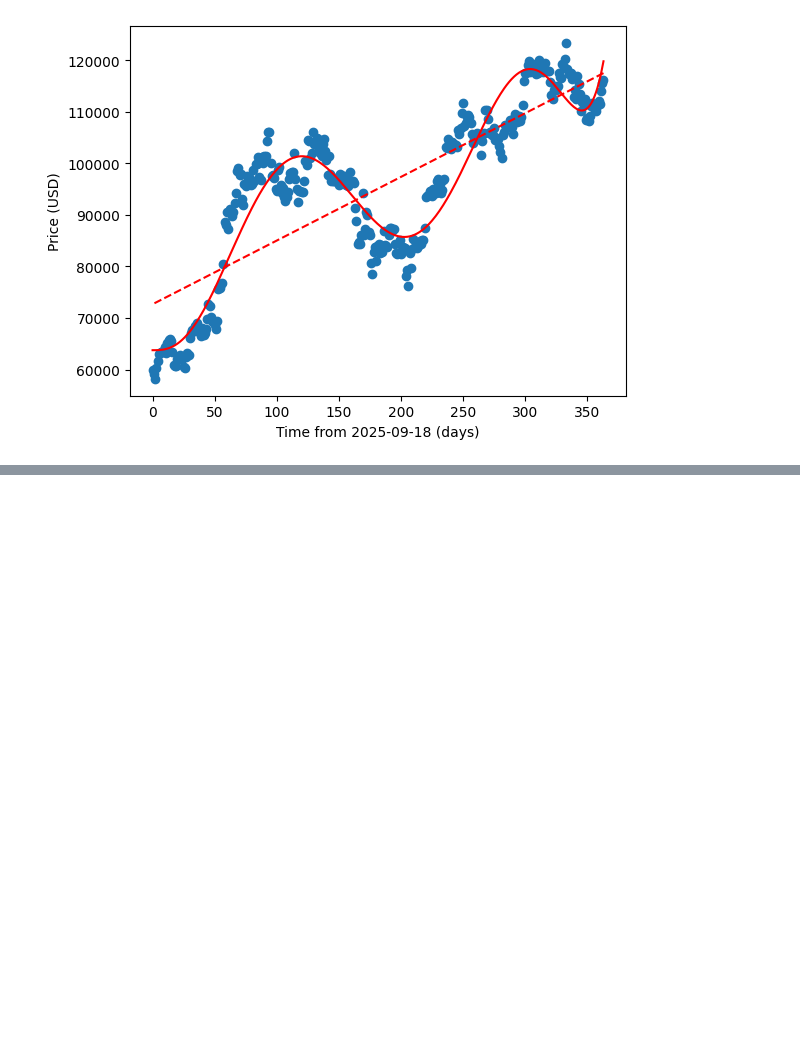
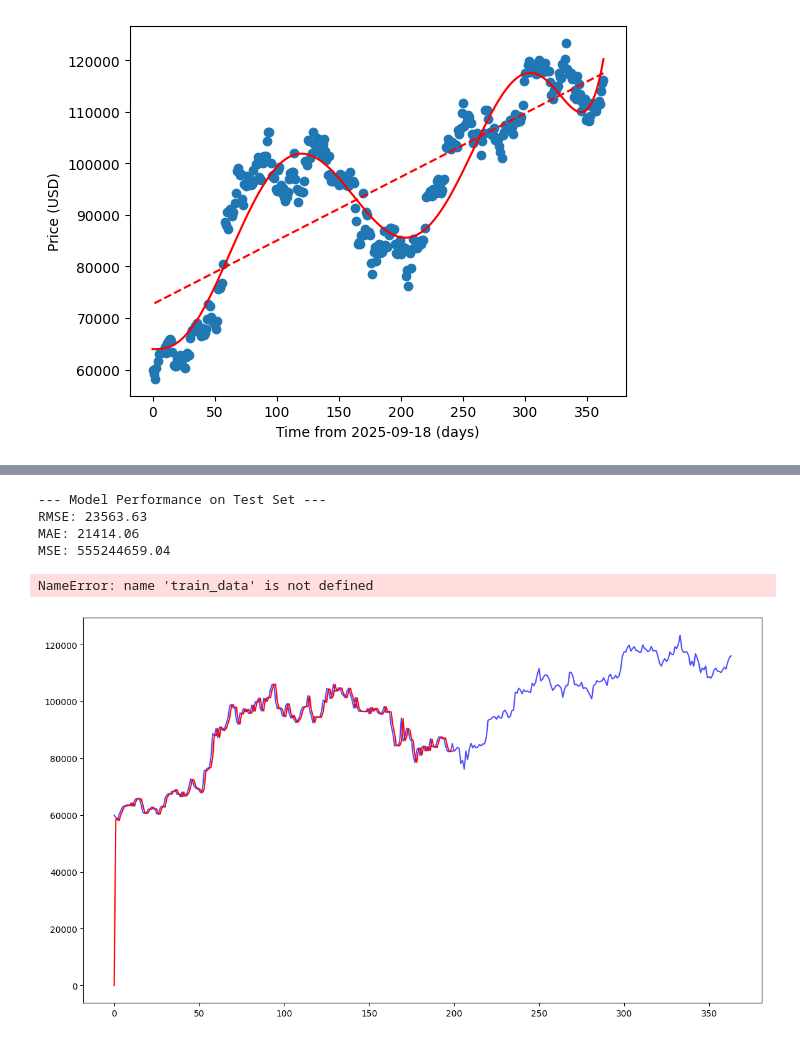
Before and after one commit to hose-ay1/aiqf-cyrpto, a Jupyter notebook: bitcoin_regression.ipynb, the cells around one changed output, grey strips where cells are left out. Saved outputs shown, nothing was run; the diff lists cells and outputs as text; code cells hidden in the pictures; blank space fills up the shorter version.

Commit message:
some photos and work on arima

```diff
--- a/bitcoin_regression.ipynb
+++ b/bitcoin_regression.ipynb
@@ -203,0 +242,44 @@ plt.show()
+# %%
+model = ARIMA(train, order=(1, 1, 1))
+fitted_model = model.fit()
+# %%
+forecast_steps = len(test)
+forecast = fitted_model.forecast(steps=forecast_steps)
+confidence_int = fitted_model.get_forecast(steps=forecast_steps).conf_int()
+mse = mean_squared_error(test, forecast)
+rmse = np.sqrt(mse)
+mae = mean_absolute_error(test, forecast)
+print(f"\n--- Model Performance on Test Set ---")
+print(f"RMSE: {rmse:.2f}")
+print(f"MAE: {mae:.2f}")
+print(f"MSE: {mse:.2f}")
+# %% [output]
+--- Model Performance on Test Set ---
+RMSE: 23563.63
+MAE: 21414.06
+MSE: 555244659.04
+# %%
+plt.figure(figsize=(14, 8))
+
+# Plot original data
+plt.plot(y_1d, label='Original Data', alpha=0.7, color='blue')
+
+# Plot fitted values (in-sample predictions on training data)
+plt.plot(fitted_model.fittedvalues, label='Fitted Values (Training)', color='red')
+
+# Plot predicted values (out-of-sample forecasts on test data)
+test_start_idx = len(train_data)  # This should be 200
+test_indices = range(test_start_idx, test_start_idx + len(forecast))
+
+plt.plot(test_indices, forecast, label='Predicted Values (Test)', color='green', linestyle='--')
+
+# Add vertical line to separate train and test
+plt.axvline(x=test_start_idx-1, color='gray', linestyle=':', alpha=0.7, label='Train/Test Split')
+
+plt.title('ARIMA(1,1,1) - Original vs Fitted vs Predicted Values')
+plt.legend()
+plt.grid(True, alpha=0.3)
+plt.show()
+# %% [output]
+NameError: name 'train_data' is not defined
+[figure, added]
```
Also changed, not shown: parts of 23 cells of this notebook, 8 other files.
